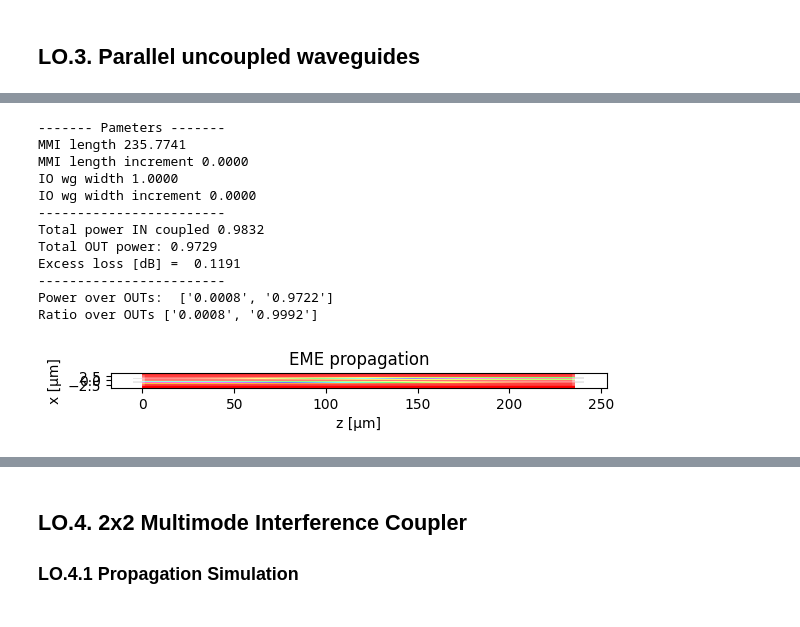
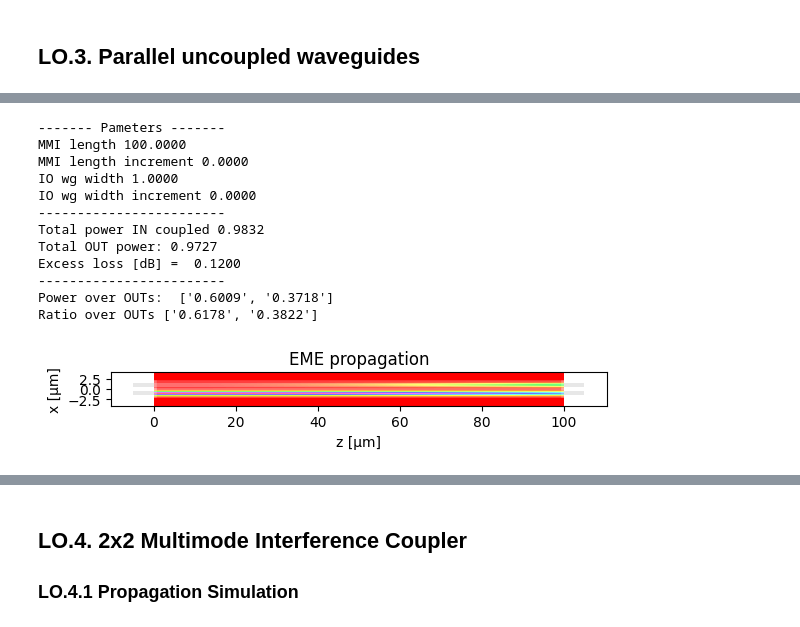
Before and after one commit to marcoscaranana/pic-upv-lab2, a Jupyter notebook: COUPLERS_Student.ipynb, the cells around one changed output, grey strips where cells are left out. Cells and saved outputs as stored; diff of their text form; code cells hidden in the pictures.

```diff
--- a/COUPLERS_Student.ipynb
+++ b/COUPLERS_Student.ipynb
@@ -111,6 +111,8 @@ wg_width = 1.2 # Student. Core waveguides width
 
 d = wg_width + wg_gap
 wg_N = 2
+
+L_pi_array = [0,0,0,0,0,0,0,0,0,0,0]
 
 m = DC_EME() # Here you instantiate a Directional Coupler to be simulated with the Eigen-mode expansion (EME) algorithm.
 m.MMI_num_modes = 12 # Number of modes to be calculated. Here, the higher, the better since we are going to calculate
@@ -123,10 +125,10 @@ m.DC_N_waveguides = wg_N
 m.find_all_modes()
 
 # 2) Get the L_pi
-L_pi = m.get_L_pi()
-print("L_pi =", L_pi, " µm")
+L_pi_array[0] = m.get_L_pi()
+print("L_pi =", L_pi_array [0], " µm")
 
-L = L_pi
+L = 100
 
 m.L_MMI = L
 
@@ -149,13 +151,10 @@ Ratio over OUTs ['0.0013', '0.9987']
 # %%
-# HINT. Calculate manually the L_pi you may need to achieve K=0.1
-# Then you can sweep the gap and calculate the L_pi until reaching
-# the desired value.
-
 wg_gap = 0.7 # Student. Gap between waveguides
 wg_width = 1.2 # Student. Core waveguides width
 
 d = wg_width + wg_gap
 wg_N = 2
+
 
 m = DC_EME() # Here you instantiate a Directional Coupler to be simulated with the Eigen-mode expansion (EME) algorithm.
 m.MMI_num_modes = 12 # Number of modes to be calculated. Here, the higher, the better since we are going to calculate
@@ -168,10 +167,10 @@ m.DC_N_waveguides = wg_N
 m.find_all_modes()
 
 # 2) Get the L_pi
-L_pi = m.get_L_pi()
-print("L_pi =", L_pi, " µm")
+L_pi_array[1] = m.get_L_pi()
+print("L_pi =", L_pi_array [1], " µm")
 
-L = L_pi
+L = 100
 
 m.L_MMI = L
 
@@ -197,6 +196,7 @@ wg_width = 1.2 # Student. Core waveguides width
 
 d = wg_width + wg_gap
 wg_N = 2
+
 
 m = DC_EME() # Here you instantiate a Directional Coupler to be simulated with the Eigen-mode expansion (EME) algorithm.
 m.MMI_num_modes = 12 # Number of modes to be calculated. Here, the higher, the better since we are going to calculate
@@ -209,10 +209,10 @@ m.DC_N_waveguides = wg_N
 m.find_all_modes()
 
 # 2) Get the L_pi
-L_pi = m.get_L_pi()
-print("L_pi =", L_pi, " µm")
+L_pi_array[2] = m.get_L_pi()
+print("L_pi =", L_pi_array [2], " µm")
 
-L = L_pi
+L = 100
 
 m.L_MMI = L
 
@@ -238,6 +238,7 @@ wg_width = 1.2 # Student. Core waveguides width
 
 d = wg_width + wg_gap
 wg_N = 2
+
 
 m = DC_EME() # Here you instantiate a Directional Coupler to be simulated with the Eigen-mode expansion (EME) algorithm.
 m.MMI_num_modes = 12 # Number of modes to be calculated. Here, the higher, the better since we are going to calculate
@@ -250,10 +251,10 @@ m.DC_N_waveguides = wg_N
 m.find_all_modes()
 
 # 2) Get the L_pi
-L_pi = m.get_L_pi()
-print("L_pi =", L_pi, " µm")
+L_pi_array[3] = m.get_L_pi()
+print("L_pi =", L_pi_array [3], " µm")
 
-L = L_pi
+L = 100
 
 m.L_MMI = L
 
@@ -263,16 +264,16 @@ L_pi = 235.77407047781222  µm
 ------- Pameters -------
-MMI length 235.7741
+MMI length 100.0000
 MMI length increment 0.0000
 IO wg width 1.0000
 IO wg width increment 0.0000
 ------------------------
 Total power IN coupled 0.9832
-Total OUT power: 0.9729
-Excess loss [dB] =  0.1191
+Total OUT power: 0.9727
+Excess loss [dB] =  0.1200
 ------------------------
-Power over OUTs:  ['0.0008', '0.9722']
-Ratio over OUTs ['0.0008', '0.9992']
+Power over OUTs:  ['0.6009', '0.3718']
+Ratio over OUTs ['0.6178', '0.3822']
-[figure, old version]
+[figure, new version]
 # %%
 wg_gap = 1.0 # Student. Gap between waveguides
 wg_width = 1.2 # Student. Core waveguides width
```
Also changed, not shown: parts of 19 cells of this notebook.
